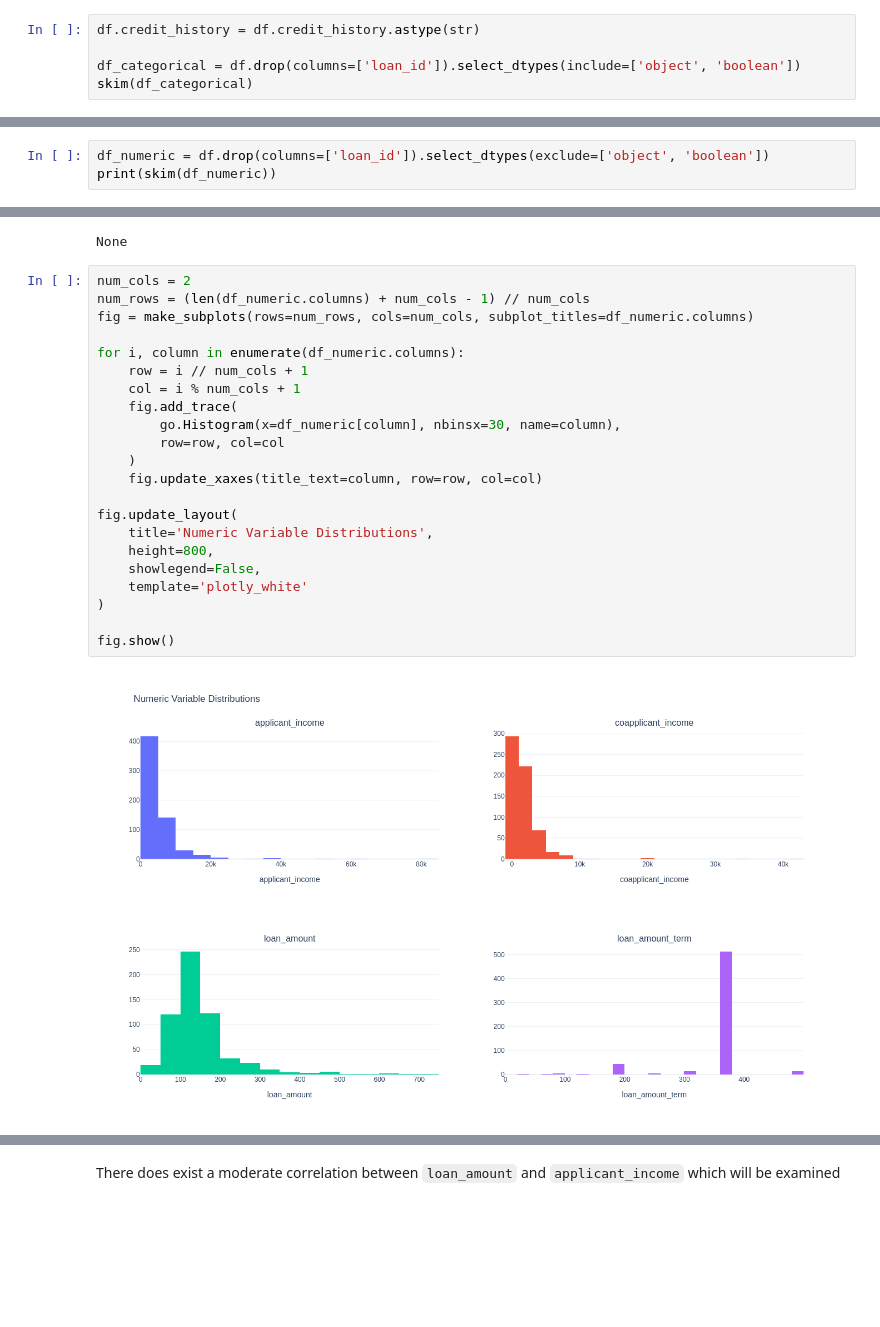
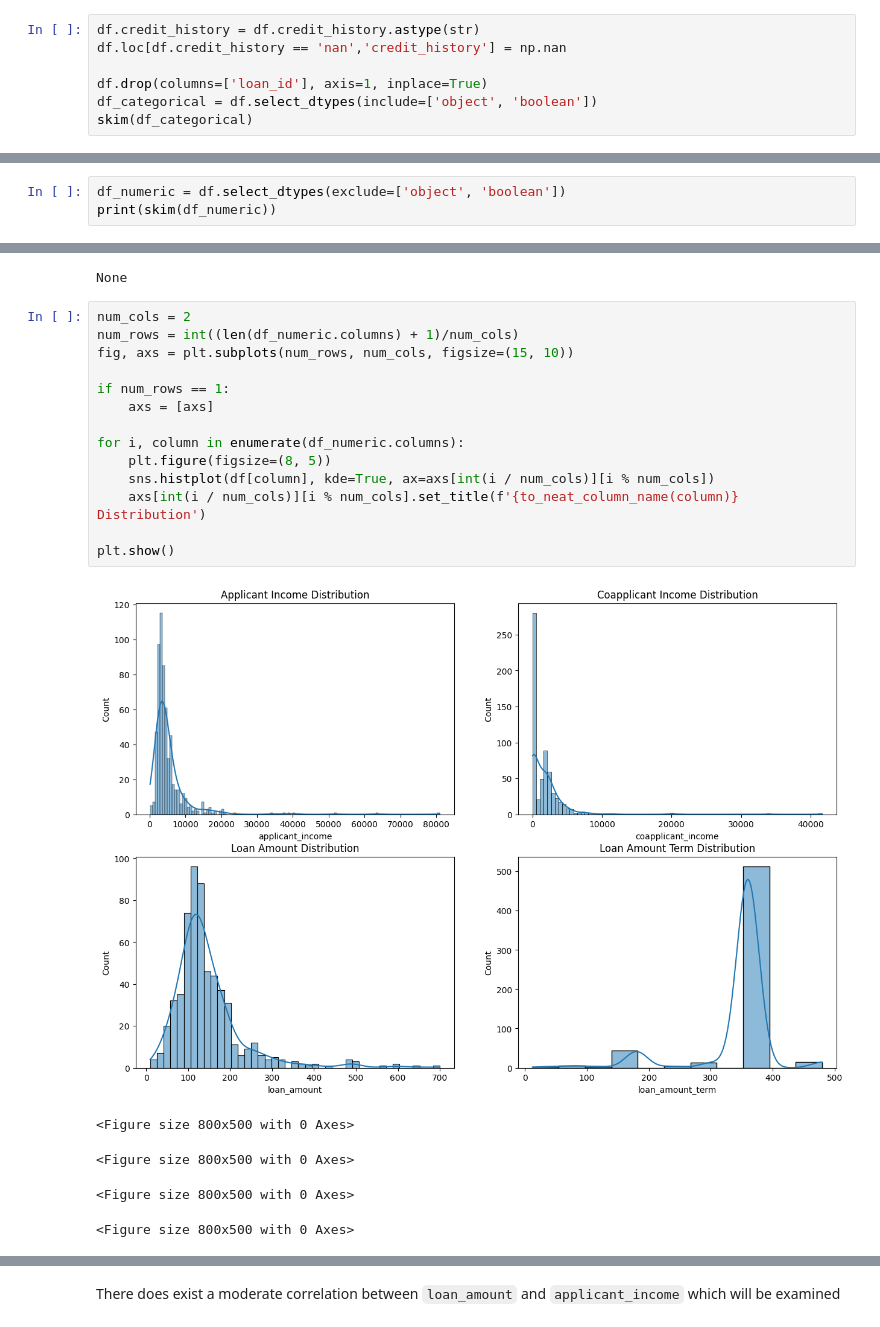
Before and after one commit to andreburg/loan-status-classification-ann, a Jupyter notebook: notebooks/modelling.ipynb, the cells around one changed output, grey strips where cells are left out. Saved outputs shown, nothing was run; the diff lists cells and outputs as text; blank space fills up the shorter version.

```diff
--- a/notebooks/modelling.ipynb
+++ b/notebooks/modelling.ipynb
@@ -92,8 +93,10 @@ df.credit_history.dtype.name
 ## Categorical Data Overview
 # %%
 df.credit_history = df.credit_history.astype(str)
+df.loc[df.credit_history == 'nan','credit_history'] = np.nan
 
-df_categorical = df.drop(columns=['loan_id']).select_dtypes(include=['object', 'boolean'])
+df.drop(columns=['loan_id'], axis=1, inplace=True)
+df_categorical = df.select_dtypes(include=['object', 'boolean'])
 skim(df_categorical)
 # %% [output]
 ╭──────────────────────────────────────────────── skimpy summary ─────────────────────────────────────────────────╮
@@ -159,7 +150,7 @@ fig.show()
 # %% [markdown]
 ### Numerical Data Overview
 # %%
-df_numeric = df.drop(columns=['loan_id']).select_dtypes(exclude=['object', 'boolean'])
+df_numeric = df.select_dtypes(exclude=['object', 'boolean'])
 print(skim(df_numeric))
 # %% [output]
 ╭──────────────────────────────────────────────── skimpy summary ─────────────────────────────────────────────────╮
@@ -183,28 +174,24 @@ print(skim(df_numeric))
 None
 # %%
 num_cols = 2
-num_rows = (len(df_numeric.columns) + num_cols - 1) // num_cols
-fig = make_subplots(rows=num_rows, cols=num_cols, subplot_titles=df_numeric.columns)
+num_rows = int((len(df_numeric.columns) + 1)/num_cols)
+fig, axs = plt.subplots(num_rows, num_cols, figsize=(15, 10))
+
+if num_rows == 1:
+    axs = [axs]
 
 for i, column in enumerate(df_numeric.columns):
-    row = i // num_cols + 1
-    col = i % num_cols + 1
-    fig.add_trace(
-        go.Histogram(x=df_numeric[column], nbinsx=30, name=column),
-        row=row, col=col
-    )
-    fig.update_xaxes(title_text=column, row=row, col=col)
+    plt.figure(figsize=(8, 5))
+    sns.histplot(df[column], kde=True, ax=axs[int(i / num_cols)][i % num_cols])
+    axs[int(i / num_cols)][i % num_cols].set_title(f'{to_neat_column_name(column)} Distribution')
 
-fig.update_layout(
-    title='Numeric Variable Distributions',
-    height=800,
-    showlegend=False,
-    template='plotly_white'
-)
-
-fig.show()
+plt.show()
 # %% [output]
-[figure, old version]
+[figure, new version]
+<Figure size 800x500 with 0 Axes>
+<Figure size 800x500 with 0 Axes>
+<Figure size 800x500 with 0 Axes>
+<Figure size 800x500 with 0 Axes>
 # %%
 num_cols = 2
 num_rows = (len(df_numeric.columns) + num_cols - 1) // num_cols
```
Also changed, not shown: parts of 21 cells of this notebook.
